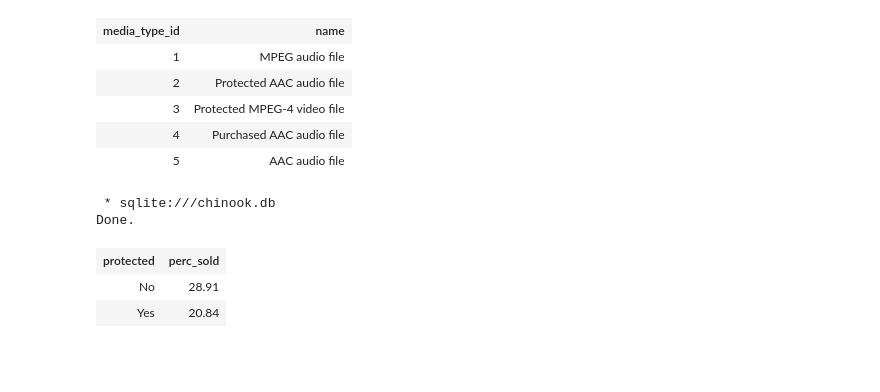
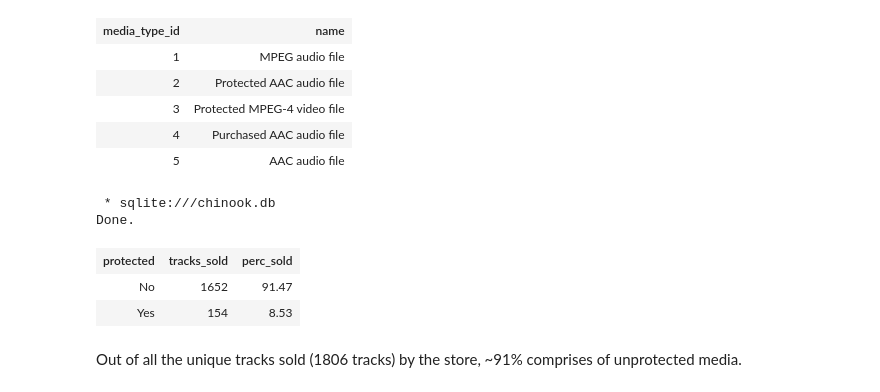
Before and after one commit to bhvya1505/Fictional-Music-Store-Sales-Data, a Jupyter notebook: Basics.ipynb, the cells around one changed output. Cells and saved outputs as stored; diff of their text form; code cells hidden in the pictures; blank space fills up the shorter version.

```diff
--- a/Basics.ipynb
+++ b/Basics.ipynb
@@ -546,26 +577,29 @@ Done.
 # %%
 %%sql
 WITH track_media AS
     (
     SELECT
         CASE
             WHEN m.name LIKE "%protected%"
             THEN "Yes"
             ELSE "No"
         END protected,
         t.track_id
     FROM media_type m
     INNER JOIN track t ON t.media_type_id = m.media_type_id
     )
 SELECT
     tm.protected,
-    ROUND(CAST(COUNT(DISTINCT i.track_id) AS FLOAT)/COUNT(tm.track_id)*100,2) perc_sold
-FROM track_media tm
-LEFT JOIN invoice_line i ON i.track_id = tm.track_id
+    COUNT(DISTINCT i.track_id) tracks_sold,
+    ROUND(CAST(COUNT(DISTINCT i.track_id) AS FLOAT)/1806*100,2) perc_sold
+FROM invoice_line i
+LEFT JOIN track_media tm ON i.track_id = tm.track_id
 GROUP BY 1;
 # %% [output]
  * sqlite:///chinook.db
 Done.
-| protected | perc_sold |
-| No | 28.91 |
-| Yes | 20.84 |
+| protected | tracks_sold | perc_sold |
+| No | 1652 | 91.47 |
+| Yes | 154 | 8.53 |
+# %% [markdown]
+Out of all the unique tracks sold (1806 tracks) by the store, ~91% comprises of unprotected media.
```
Also changed, not shown: parts of 8 cells of this notebook.
